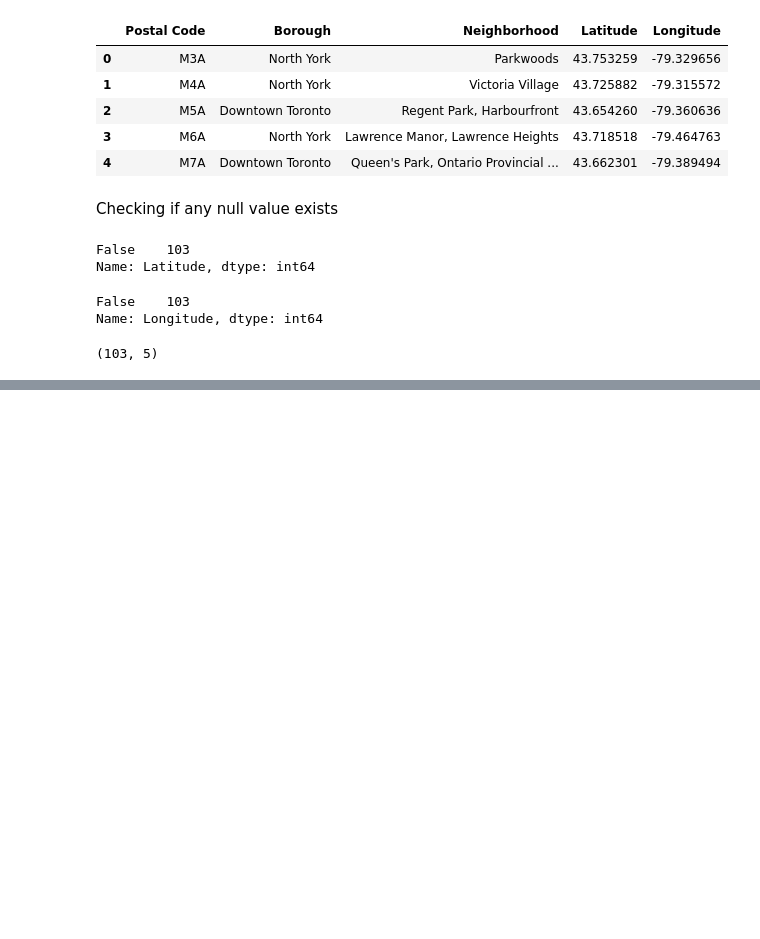
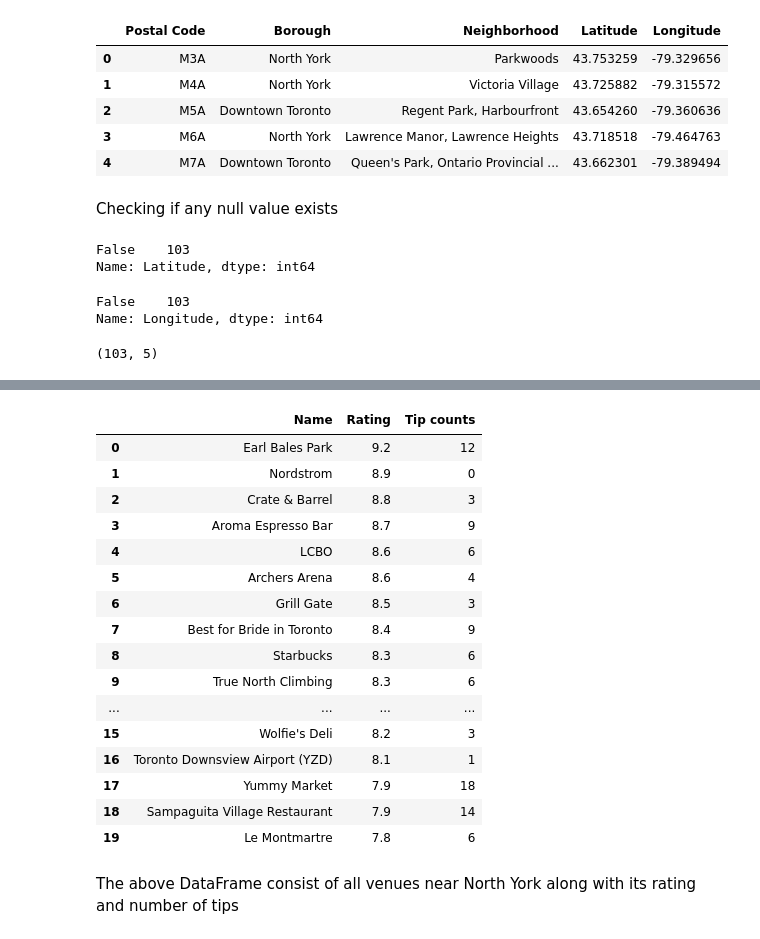
Before and after one commit to Simran-mandal/Coursera-Capstone, a Jupyter notebook: Neighborhoods - Canada.ipynb, the cells around one changed output, grey strips where cells are left out. Cells and saved outputs as stored; diff of their text form; code cells hidden in the pictures; blank space fills up the shorter version.

```diff
--- a/Neighborhoods - Canada.ipynb
+++ b/Neighborhoods - Canada.ipynb
@@ -185,0 +273,6 @@ df_can.shape
+# %%
+# Create a new Dataframe of toronto locations
+
+col_names = ['ID','Name','Latitude','Longitude']
+places = pd.DataFrame(columns = col_names)
+places
@@ -185,0 +564,23 @@ df_can.shape
+# %%
+df_rating = df_rating.sort_values(by = ['Rating'],ascending = False,ignore_index=True)
+df_rating
+# %% [output]
+|  | Name | Rating | Tip counts |
+| 0 | Earl Bales Park | 9.2 | 12 |
+| 1 | Nordstrom | 8.9 | 0 |
+| 2 | Crate & Barrel | 8.8 | 3 |
+| 3 | Aroma Espresso Bar | 8.7 | 9 |
+| 4 | LCBO | 8.6 | 6 |
+| 5 | Archers Arena | 8.6 | 4 |
+| 6 | Grill Gate | 8.5 | 3 |
+| 7 | Best for Bride in Toronto | 8.4 | 9 |
+| 8 | Starbucks | 8.3 | 6 |
+| 9 | True North Climbing | 8.3 | 6 |
+| ... | ... | ... | ... |
+| 15 | Wolfie's Deli | 8.2 | 3 |
+| 16 | Toronto Downsview Airport (YZD) | 8.1 | 1 |
+| 17 | Yummy Market | 7.9 | 18 |
+| 18 | Sampaguita Village Restaurant | 7.9 | 14 |
+| 19 | Le Montmartre | 7.8 | 6 |
+# %% [markdown]
+The above DataFrame consist of all venues near North York along with its rating and number of tips
```
Also changed, not shown: parts of 31 cells of this notebook.
